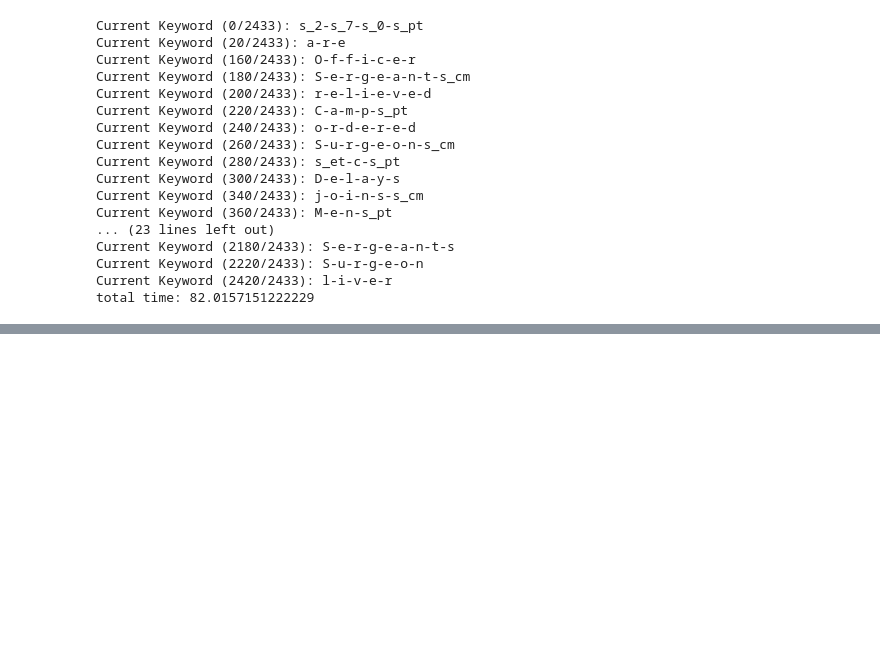
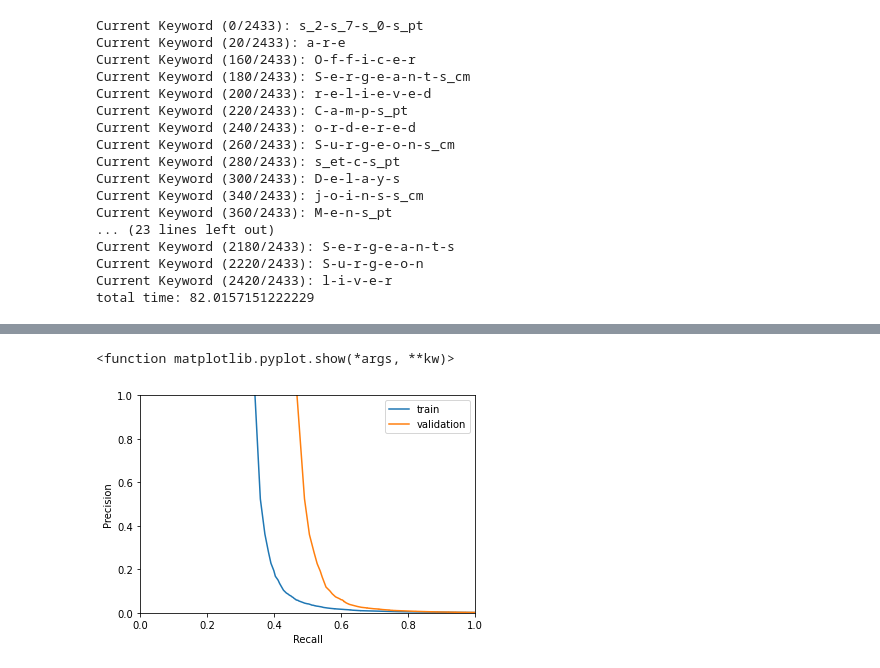
Before and after one commit to TheLoooser/pattern-recognition, a Jupyter notebook: 3/main.ipynb, the cells around one changed output, grey strips where cells are left out. Saved outputs shown, nothing was run; the diff lists cells and outputs as text; code cells hidden in the pictures; blank space fills up the shorter version.

```diff
--- a/3/main.ipynb
+++ b/3/main.ipynb
@@ -193,7 +193,7 @@ def get_evaluation_data(dataset, keyword_dict, distance_matrix):
 
     for keyword, index in keyword_dict.items():
         results = dataset[['image','word']]
-        results['distance'] = distance_matrix[:,index]
+        results['distance'] = distance_matrix[:,index -2433]
         results = results.sort_values('distance')
 
         if index % 20 == 0:
@@ -254,19 +274,30 @@ IndexError: index 2433 is out of bounds for axis 1 with size 1293
+# %%
+tp_train, fp_train, fn_train = train_results
+tp_valid, fp_valid, fn_valid = valid_results
 # %%
 #print('TP:',tp_array)
 #print('FP:',fp_array)
 #print('FN:',fn_array)
-precision = np.divide(tp_array,np.add(tp_array,fp_array))
-recall = np.divide(tp_array,np.add(tp_array,fn_array))
+precision_train = np.divide(tp_train,np.add(tp_train,fp_train))
+recall_train = np.divide(tp_train,np.add(tp_train,fn_train))
+
+precision_valid = np.divide(tp_valid,np.add(tp_valid,fp_valid))
+recall_valid = np.divide(tp_valid,np.add(tp_valid,fn_valid))
 #print('Precision:',precision)
 #print('Recall:',recall)
 
 # precision: TP / TP + FP
 # recall: TP / TP + FN
 
-plt.plot(recall,precision)
+plt.plot(recall_train,precision_train)
+plt.plot(recall_valid,precision_valid)
+plt.legend(['train', 'validation'], loc='upper right')
 plt.xlabel('Recall')
 plt.ylabel('Precision')
 axes = plt.gca()
 axes.set_xlim([0,1])
 axes.set_ylim([0,1])
 plt.show
+# %% [output]
+<function matplotlib.pyplot.show(*args, **kw)>
+[figure, added]
```
Also changed, not shown: parts of 2 cells of this notebook.
